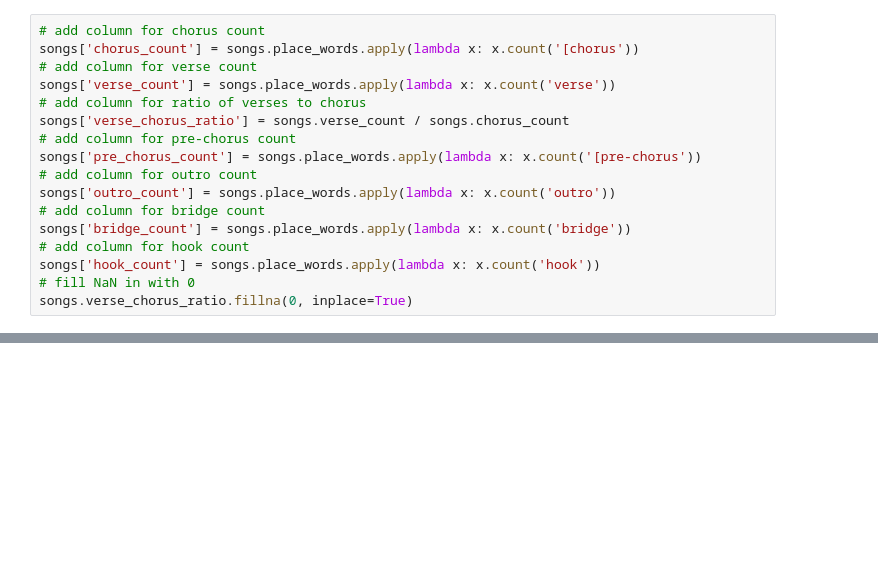
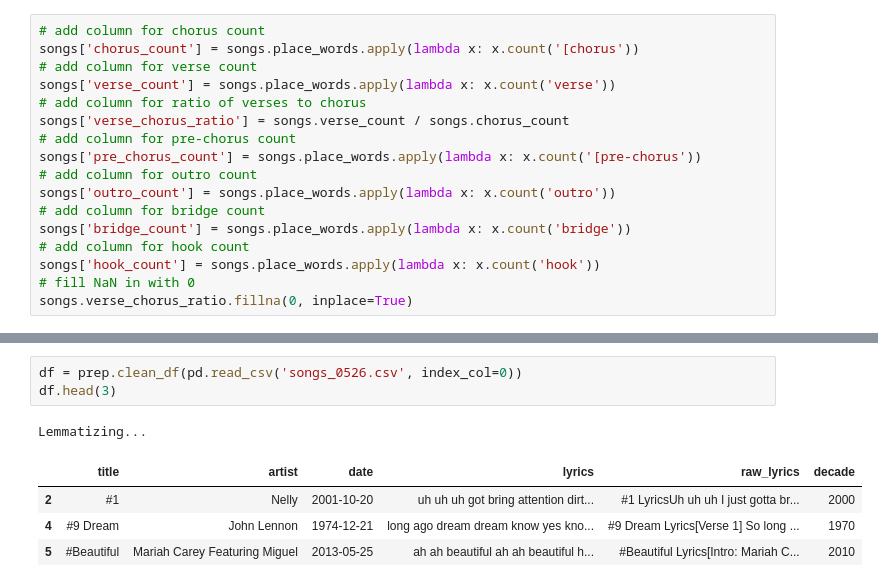
Before and after one commit to CBRJ-Lyrical-Metrics/lyrical-evolution-capstone, a Jupyter notebook: Drafts/chris_work.ipynb, the cells around one changed output, grey strips where cells are left out. Saved outputs shown, nothing was run; the diff lists cells and outputs as text; blank space fills up the shorter version.

```diff
--- a/Drafts/chris_work.ipynb
+++ b/Drafts/chris_work.ipynb
@@ -348,3 +360,12 @@ songs.sample(3)
 | 3073 | 3073 | 3658 | Cecilia | Simon & Garfunkel | 1970-04-11 | Cecilia Lyrics[Chorus] 'Cilia, yo... | [chorus] [verse] [chorus] [bridge... | [[Outro], [Bridge], [Chorus], [Ve... | 2 | ... |
 | 17982 | 17982 | 21195 | Stain | A Boogie Wit da Hoodie Featuring ... | 2020-02-29 | Stain Lyrics[Intro: A Boogie Wit ... | [intro: a boogie wit da hoodie] [... | [[Chorus: A Boogie Wit da Hoodie]... | 3 | ... |
 | 16816 | 16816 | 19818 | Sexy, Sexy, Sexy | James Brown | 1973-08-18 | Sexy, Sexy, Sexy LyricsHey, yeah ... |  | [] | 0 | ... |
+# %%
+df = prep.clean_df(pd.read_csv('songs_0526.csv', index_col=0))
+df.head(3)
+# %% [output]
+Lemmatizing...
+|  | title | artist | date | lyrics | raw_lyrics | decade |
+| 2 | #1 | Nelly | 2001-10-20 | uh uh uh got bring attention dirt... | #1 LyricsUh uh uh I just gotta br... | 2000 |
+| 4 | #9 Dream | John Lennon | 1974-12-21 | long ago dream dream know yes kno... | #9 Dream Lyrics[Verse 1] So long ... | 1970 |
+| 5 | #Beautiful | Mariah Carey Featuring Miguel | 2013-05-25 | ah ah beautiful ah ah beautiful h... | #Beautiful Lyrics[Intro: Mariah C... | 2010 |
```
Also changed, not shown: parts of 7 cells of this notebook, 1 other file.
